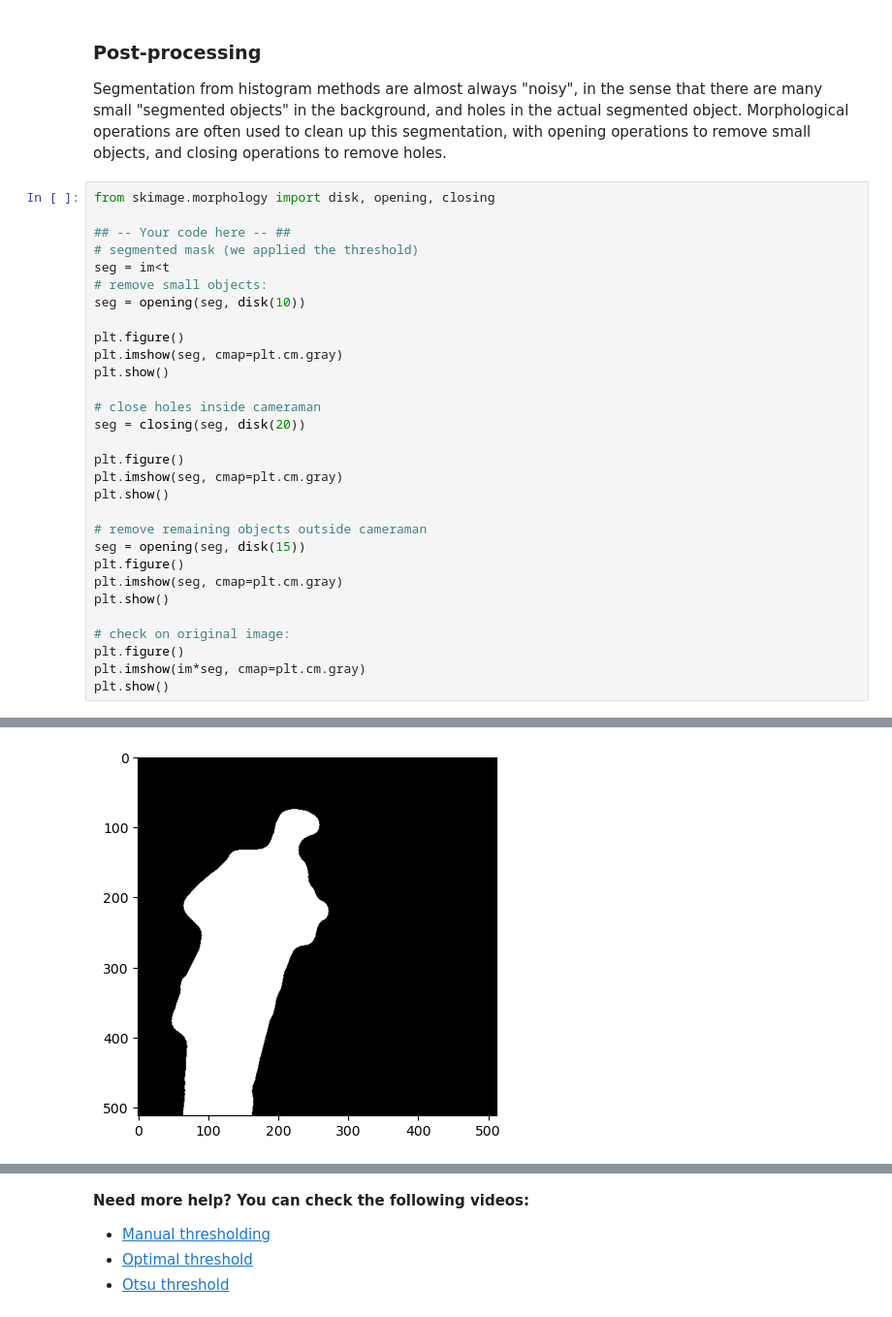
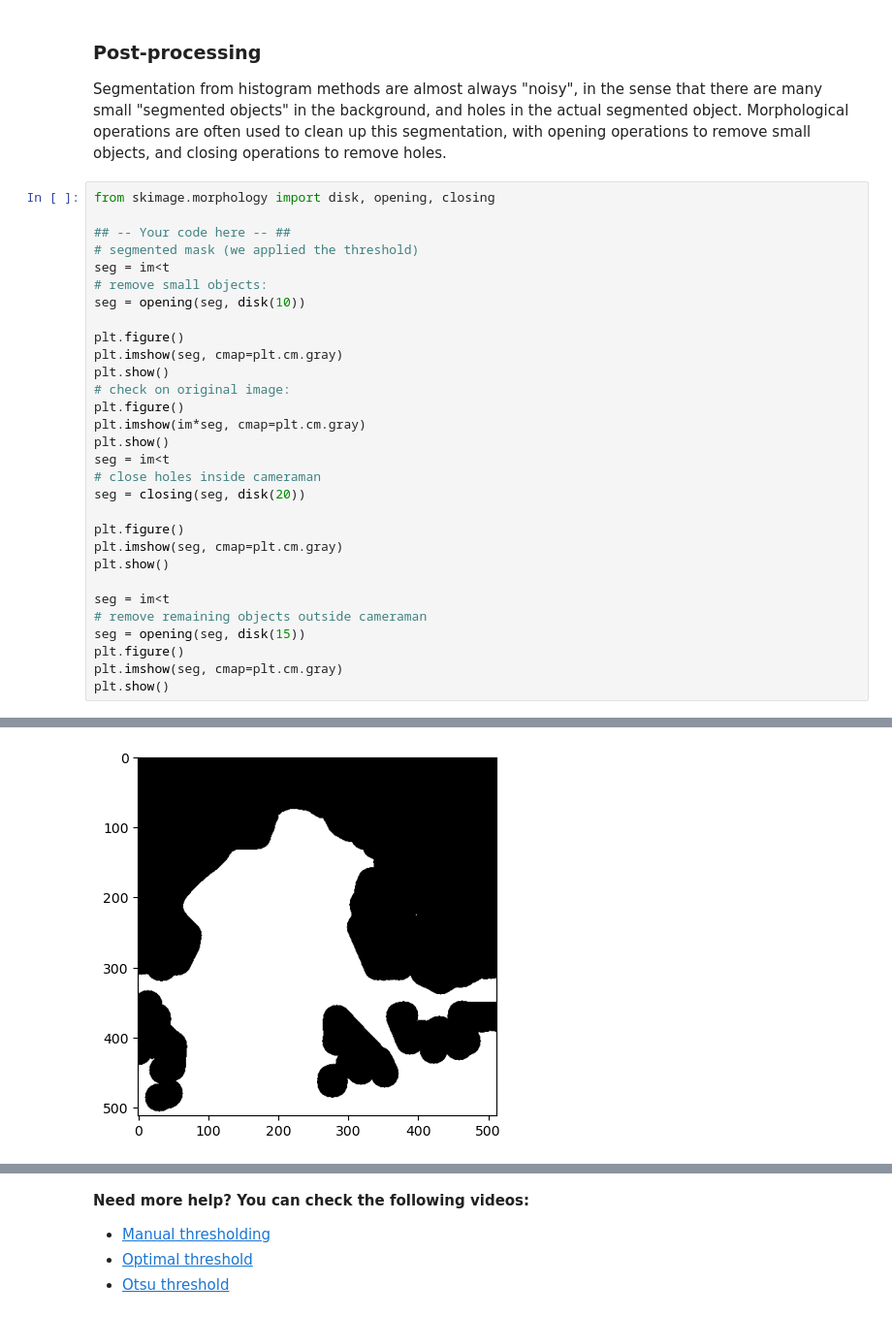
Before and after one commit to lechaudepierre/INFO-H500, a Jupyter notebook: TP3-Image Segmentation/TP3_Image_Segmentation.ipynb, the cells around one changed output, grey strips where cells are left out. Shown at 97% size. Cells and saved outputs as stored; diff of their text form.

```diff
--- a/TP3-Image Segmentation/TP3_Image_Segmentation.ipynb
+++ b/TP3-Image Segmentation/TP3_Image_Segmentation.ipynb
@@ -163,7 +163,11 @@ seg = opening(seg, disk(10))
 plt.figure()
 plt.imshow(seg, cmap=plt.cm.gray)
 plt.show()
-
+# check on original image:
+plt.figure()
+plt.imshow(im*seg, cmap=plt.cm.gray)
+plt.show()
+seg = im<t
 # close holes inside cameraman
 seg = closing(seg, disk(20))
 
@@ -171,15 +175,11 @@ plt.figure()
 plt.imshow(seg, cmap=plt.cm.gray)
 plt.show()
 
+seg = im<t
 # remove remaining objects outside cameraman
 seg = opening(seg, disk(15))
 plt.figure()
 plt.imshow(seg, cmap=plt.cm.gray)
 plt.show()
-
-# check on original image:
-plt.figure()
-plt.imshow(im*seg, cmap=plt.cm.gray)
-plt.show()
 # %% [output]
 [figure]
@@ -187 +187 @@ plt.show()
-[figure, old version]
+[figure, new version]
```
Also changed, not shown: parts of 28 cells of this notebook.
